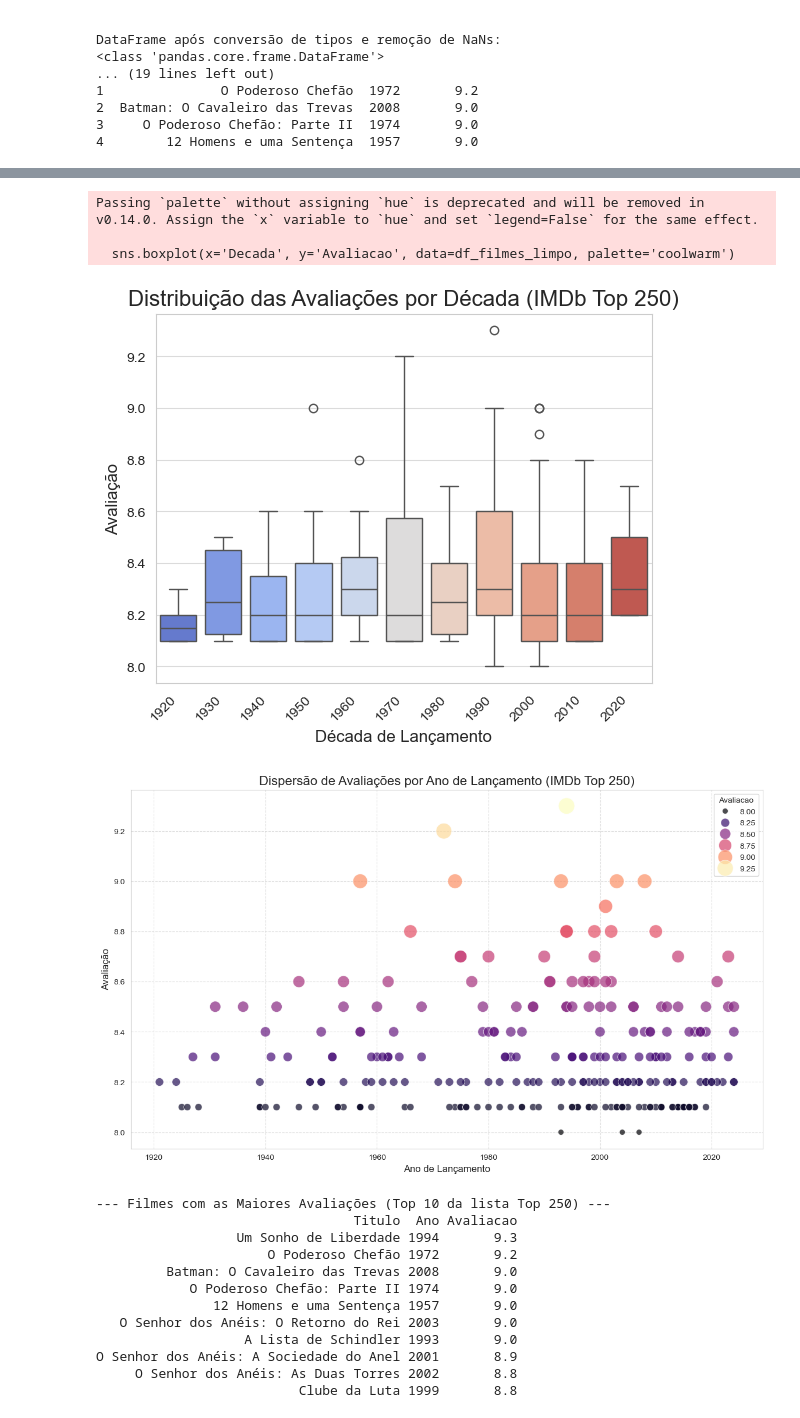
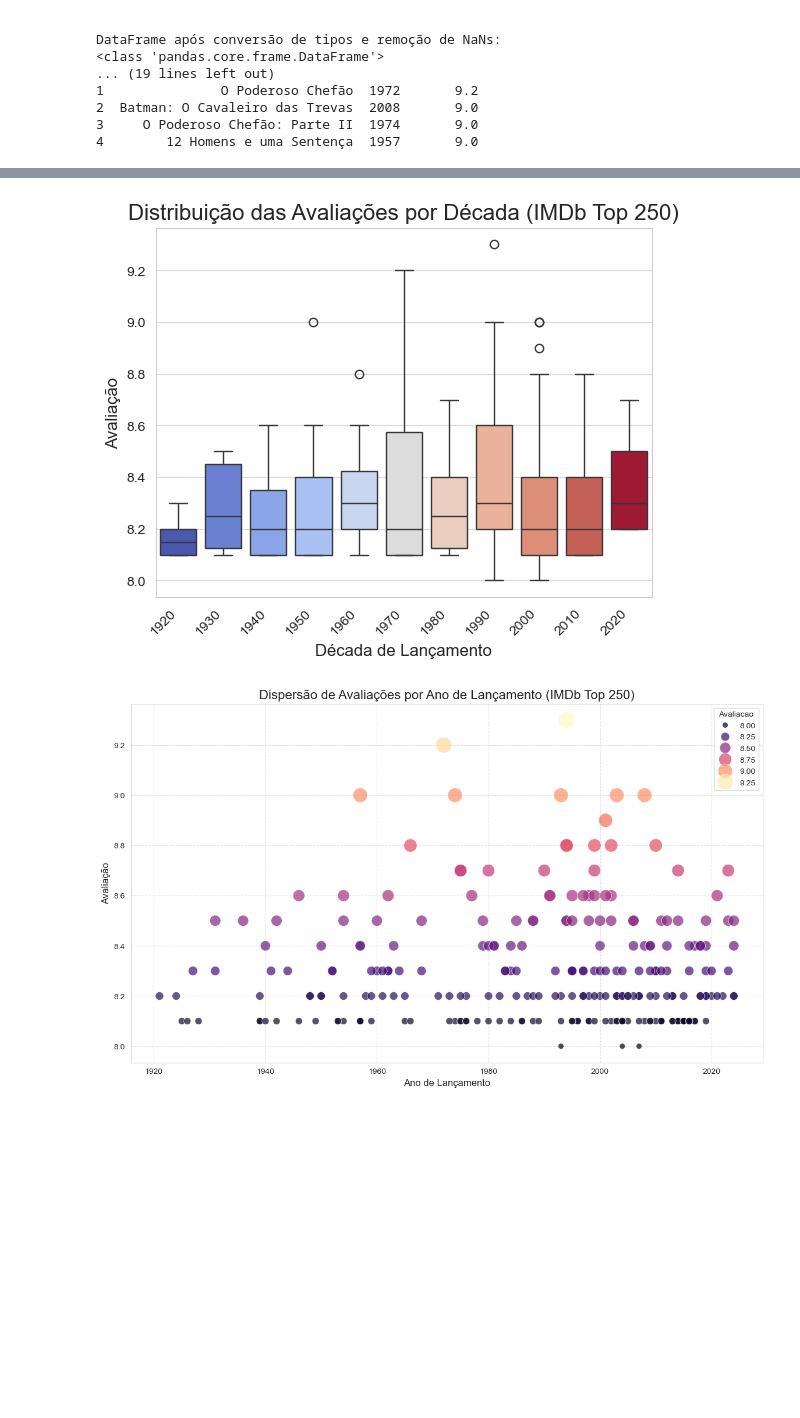
Before and after one commit to Gustsilv/An-lise-Explorat-ria-de-Dados-de-Filmes-do-IMDb, a Jupyter notebook: imdb_scraper.ipynb, the cells around one changed output, grey strips where cells are left out. Saved outputs shown, nothing was run; the diff lists cells and outputs as text; code cells hidden in the pictures; blank space fills up the shorter version.

```diff
--- a/imdb_scraper.ipynb
+++ b/imdb_scraper.ipynb
@@ -179,6 +179,7 @@ plt.ylabel('Frequência', fontsize=12)
 plt.xticks(fontsize=10)
 plt.yticks(fontsize=10)
 plt.grid(axis='y', alpha=0.7)
+plt.savefig('images/distribuicao_avaliacoes_top250.png', bbox_inches='tight', dpi=300)
 plt.show()
 
 # Contagem de Filmes por Década
@@ -188,13 +189,14 @@ print("\nContagem de Filmes por Década (Top 250):")
 print(filmes_por_decada)
 
 plt.figure(figsize=(14, 7))
-sns.barplot(x=filmes_por_decada.index, y=filmes_por_decada.values, palette='viridis')
+sns.barplot(x=filmes_por_decada.index, y=filmes_por_decada.values, palette='viridis', hue=filmes_por_decada.index, legend=False)
 plt.title('Número de Filmes do Top 250 por Década de Lançamento', fontsize=16)
 plt.xlabel('Década de Lançamento', fontsize=12)
 plt.ylabel('Número de Filmes', fontsize=12)
 plt.xticks(rotation=45, ha='right', fontsize=10)
 plt.yticks(fontsize=10)
 plt.tight_layout()
+plt.savefig('images/filmes_por_decada_top250.png', bbox_inches='tight', dpi=300)
 plt.show()
 
 # Avaliação Média por Década
@@ -211,16 +213,18 @@ plt.ylabel('Avaliação Média', fontsize=12)
 plt.xticks(fontsize=10)
 plt.yticks(fontsize=10)
 plt.grid(True, linestyle='--', alpha=0.6)
+plt.savefig('images/avaliacao_media_por_decada_top250.png', bbox_inches='tight', dpi=300)
 plt.show()
 
 # Box Plot de Avaliações por Década
-sns.boxplot(x='Decada', y='Avaliacao', data=df_filmes_limpo, palette='coolwarm')
+sns.boxplot(x='Decada', y='Avaliacao', data=df_filmes_limpo, palette='coolwarm', hue='Decada', legend=False)
 plt.title('Distribuição das Avaliações por Década (IMDb Top 250)', fontsize=16)
 plt.xlabel('Década de Lançamento', fontsize=12)
 plt.ylabel('Avaliação', fontsize=12)
 plt.xticks(rotation=45, ha='right', fontsize=10)
 plt.yticks(fontsize=10)
 plt.grid(axis='y', alpha=0.7)
+plt.savefig('images/boxplot_avaliacoes_por_decada_top250.png', bbox_inches='tight', dpi=300)
 plt.show()
 
 
@@ -238,26 +242,18 @@ plt.ylabel('Avaliação', fontsize=12)
 plt.xticks(fontsize=10)
 plt.yticks(fontsize=10)
 plt.grid(True, linestyle='--', alpha=0.6)
+plt.savefig('images/dispersao_ano_avaliacao_top250.png', bbox_inches='tight', dpi=300)
 plt.show()
 
 # Identificando filmes com as maiores avaliações
-print("\n--- Filmes com as Maiores Avaliações (Top 10 da lista Top 250) ---")
-top_filmes = df_filmes_limpo.sort_values(by='Avaliacao', ascending=False).head(10)
-print(top_filmes[['Titulo', 'Ano', 'Avaliacao']].to_string(index=False)) # .to_string(index=False) para uma saída mais limpa
-
-# Heatmap da Avaliação Média por Faixa de Ano (Agrupamento por intervalos)
-# Para um heatmap, podemos agrupar os anos em faixas para ter um número gerenciável de colunas/linhas
-# Por exemplo, faixas de 5 anos ou 10 anos
 df_filmes_limpo['Faixa_Ano'] = pd.cut(df_filmes_limpo['Ano'], bins=range(1920, 2030, 10), right=False, precision=0)
-heatmap_data = df_filmes_limpo.groupby('Faixa_Ano')['Avaliacao'].mean().to_frame()
 
 min_val = df_filmes_limpo['Avaliacao'].min()
 max_val = df_filmes_limpo['Avaliacao'].max()
-bins_avaliacao = np.arange(min_val, max_val + 0.1, 0.2) # Intervalos de 0.2, ajuste conforme a variação
+bins_avaliacao = np.arange(min_val, max_val + 0.1, 0.2)
 df_filmes_limpo['Faixa_Avaliacao'] = pd.cut(df_filmes_limpo['Avaliacao'], bins=bins_avaliacao, right=True, include_lowest=True, precision=1)
 
-# Criar a matriz para o heatmap: Contagem de filmes por Faixa de Ano e Faixa de Avaliação
-heatmap_matrix = df_filmes_limpo.pivot_table(index='Faixa_Ano', columns='Faixa_Avaliacao', aggfunc='size', fill_value=0)
+heatmap_matrix = df_filmes_limpo.pivot_table(index='Faixa_Ano', columns='Faixa_Avaliacao', aggfunc='size', fill_value=0, observed=True)
 
 plt.figure(figsize=(16, 10))
 sns.heatmap(heatmap_matrix, annot=True, fmt='d', cmap='YlGnBu', linewidths=.5, linecolor='gray')
@@ -267,10 +263,10 @@ plt.ylabel('Faixa de Ano', fontsize=12)
 plt.xticks(rotation=45, ha='right', fontsize=10)
 plt.yticks(fontsize=10)
 plt.tight_layout()
+plt.savefig('images/heatmap_contagem_filmes_ano_avaliacao_top250.png', bbox_inches='tight', dpi=300)
 plt.show()
 
 print("\nAnálise Exploratória de Dados e Visualização REFORMULADA concluídas!")
-
 # Opcional: Salvar o DataFrame final para uso posterior
 # df_filmes_limpo.to_csv('filmes_imdb_analise_top250.csv', index=False, encoding='utf-8')
 # print("\nDados finais salvos em 'filmes_imdb_analise_top250.csv'")
@@ -313,17 +306,2 @@ Avaliação Média por Década (Top 250):
-Passing `palette` without assigning `hue` is deprecated and will be removed in v0.14.0. Assign the `x` variable to `hue` and set `legend=False` for the same effect.
-
-  sns.boxplot(x='Decada', y='Avaliacao', data=df_filmes_limpo, palette='coolwarm')
-[figure, old version]
+[figure, new version]
 [figure]
---- Filmes com as Maiores Avaliações (Top 10 da lista Top 250) ---
-                                 Titulo  Ano Avaliacao
-                  Um Sonho de Liberdade 1994       9.3
-                      O Poderoso Chefão 1972       9.2
-         Batman: O Cavaleiro das Trevas 2008       9.0
-            O Poderoso Chefão: Parte II 1974       9.0
-               12 Homens e uma Sentença 1957       9.0
-   O Senhor dos Anéis: O Retorno do Rei 2003       9.0
-                   A Lista de Schindler 1993       9.0
-O Senhor dos Anéis: A Sociedade do Anel 2001       8.9
-     O Senhor dos Anéis: As Duas Torres 2002       8.8
-                          Clube da Luta 1999       8.8
```
Also changed, not shown: parts of 2 cells of this notebook, 6 other files.
